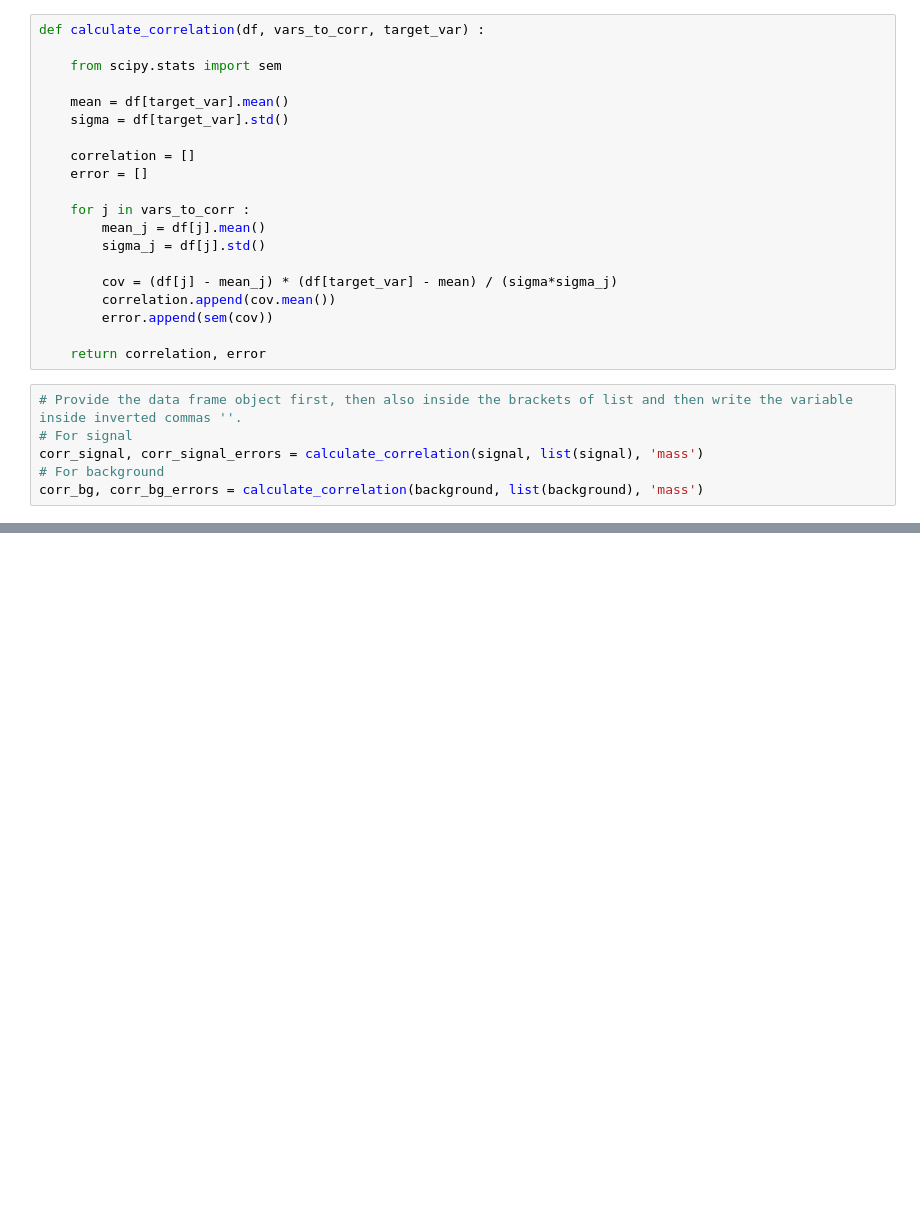
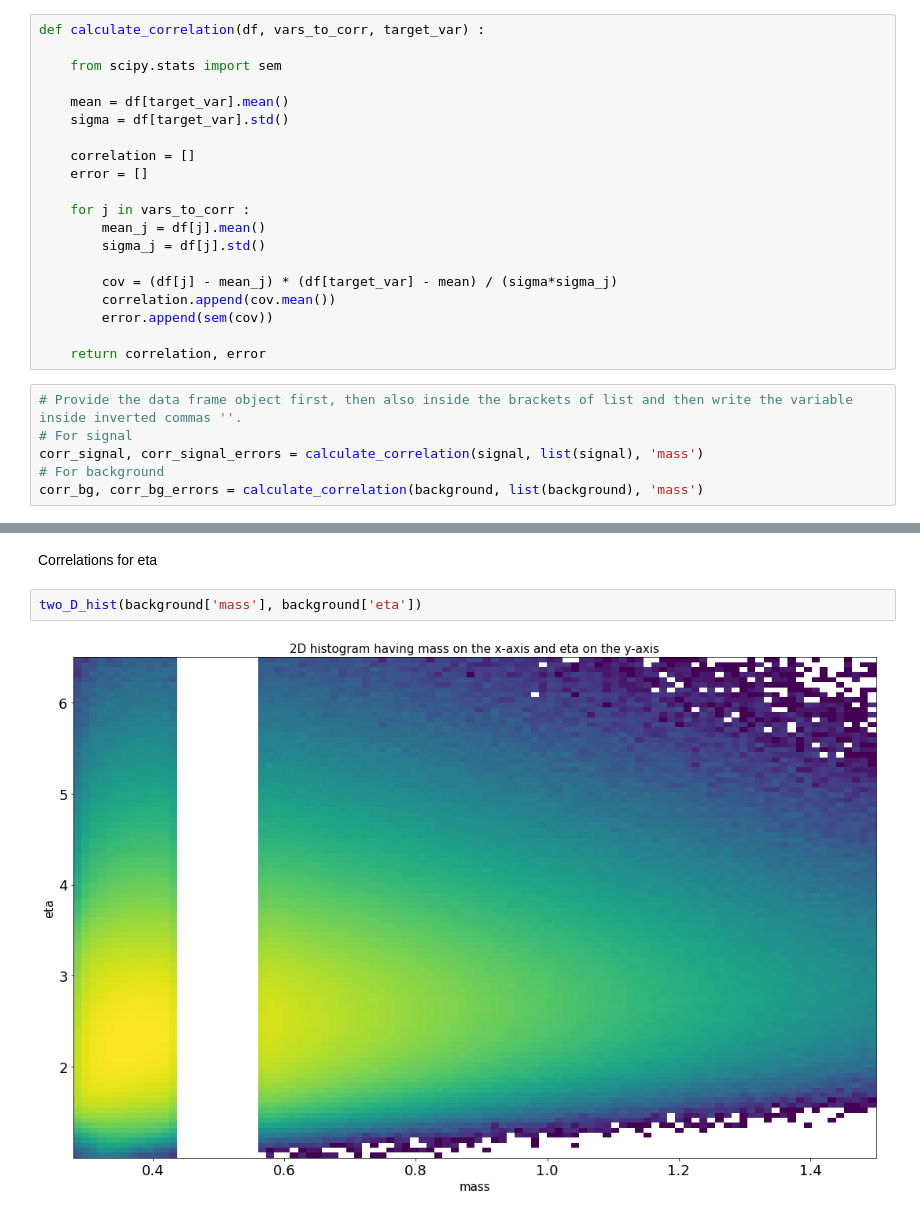
Before and after one commit to julnow/cbm21, a Jupyter notebook: ml/kaon_correlations.ipynb, the cells around one changed output, grey strips where cells are left out. Saved outputs shown, nothing was run; the diff lists cells and outputs as text; blank space fills up the shorter version.

```diff
--- a/ml/kaon_correlations.ipynb
+++ b/ml/kaon_correlations.ipynb
@@ -229,0 +480,6 @@ fig.savefig("Correlation of all variables with mass along with SEM.png")
+# %% [markdown]
+Correlations for eta
+# %%
+two_D_hist(background['mass'], background['eta'])
+# %% [output]
+[figure, added]
```
Also changed, not shown: parts of 37 cells of this notebook, 36 other files.
